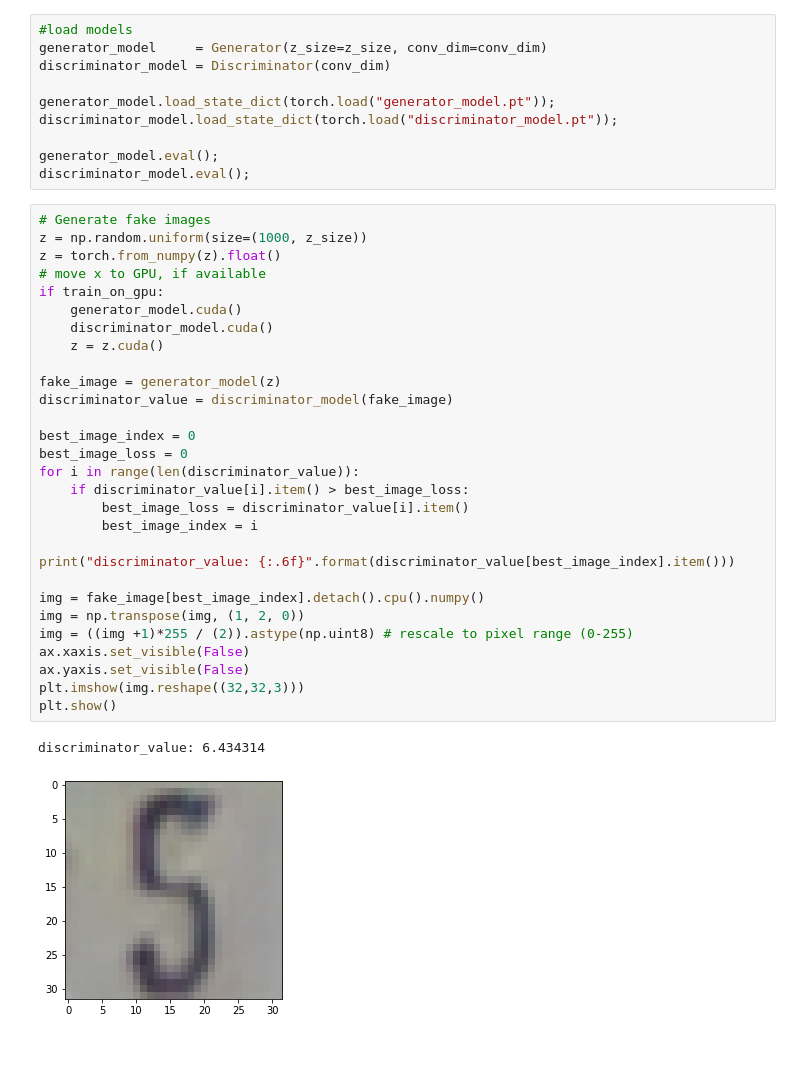
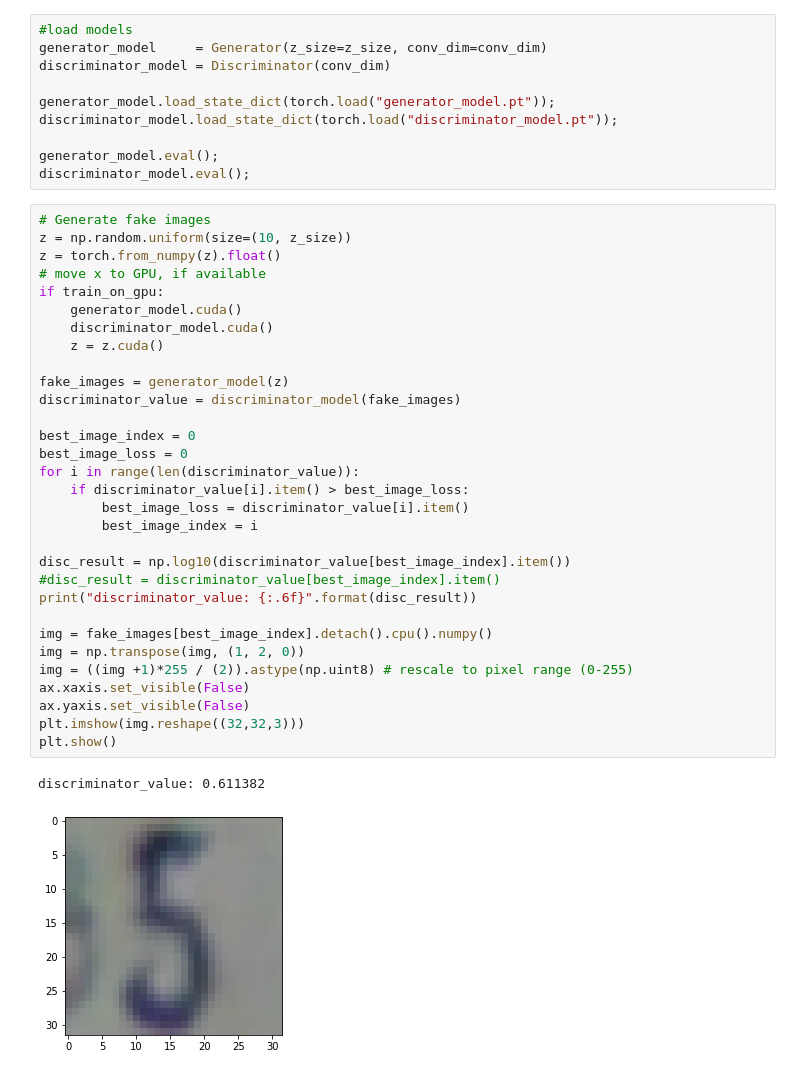
Before and after one commit to nathan-standafer/dcgan-streetsigns, a Jupyter notebook: DCGAN_Exercise.ipynb, the cells around one changed output. Saved outputs shown, nothing was run; the diff lists cells and outputs as text.

Commit message:
added log10 to discriminator output

```diff
--- a/DCGAN_Exercise.ipynb
+++ b/DCGAN_Exercise.ipynb
@@ -570,33 +570,35 @@ generator_model.eval();
 discriminator_model.eval();
 # %%
 # Generate fake images
-z = np.random.uniform(size=(1000, z_size))
+z = np.random.uniform(size=(10, z_size))
 z = torch.from_numpy(z).float()
 # move x to GPU, if available
 if train_on_gpu:
     generator_model.cuda()
     discriminator_model.cuda()
     z = z.cuda()
 
-fake_image = generator_model(z)
-discriminator_value = discriminator_model(fake_image)
+fake_images = generator_model(z)
+discriminator_value = discriminator_model(fake_images)
 
 best_image_index = 0
 best_image_loss = 0
 for i in range(len(discriminator_value)):
     if discriminator_value[i].item() > best_image_loss:
         best_image_loss = discriminator_value[i].item()
         best_image_index = i
 
-print("discriminator_value: {:.6f}".format(discriminator_value[best_image_index].item()))
+disc_result = np.log10(discriminator_value[best_image_index].item())
+#disc_result = discriminator_value[best_image_index].item()
+print("discriminator_value: {:.6f}".format(disc_result))
 
-img = fake_image[best_image_index].detach().cpu().numpy()
+img = fake_images[best_image_index].detach().cpu().numpy()
 img = np.transpose(img, (1, 2, 0))
 img = ((img +1)*255 / (2)).astype(np.uint8) # rescale to pixel range (0-255)
 ax.xaxis.set_visible(False)
 ax.yaxis.set_visible(False)
 plt.imshow(img.reshape((32,32,3)))
 plt.show()
 # %% [output]
-discriminator_value: 6.434314
+discriminator_value: 0.611382
-[figure, old version]
+[figure, new version]
```
Also changed, not shown: parts of 3 cells of this notebook.
